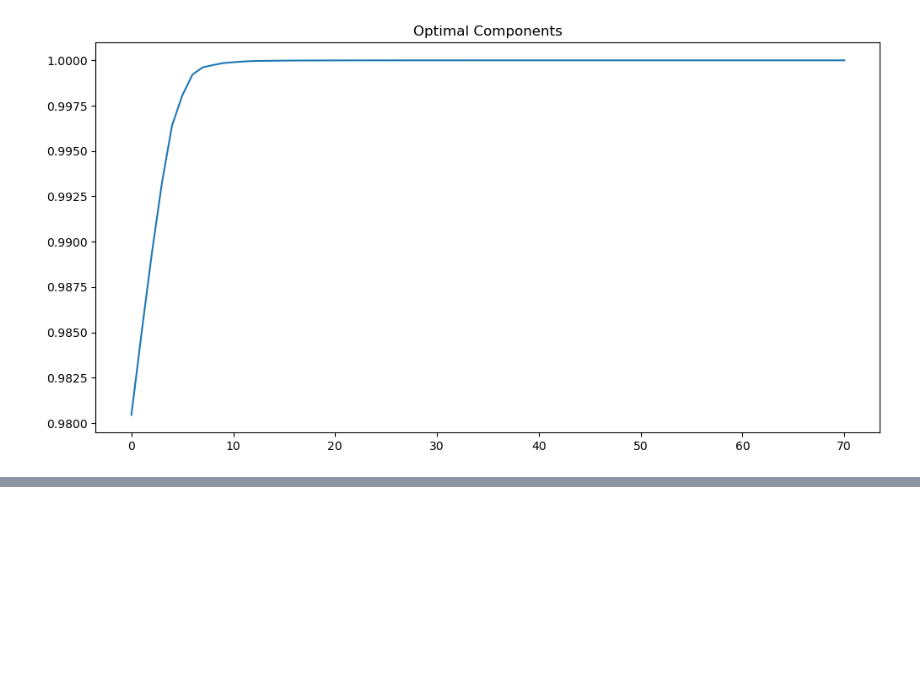
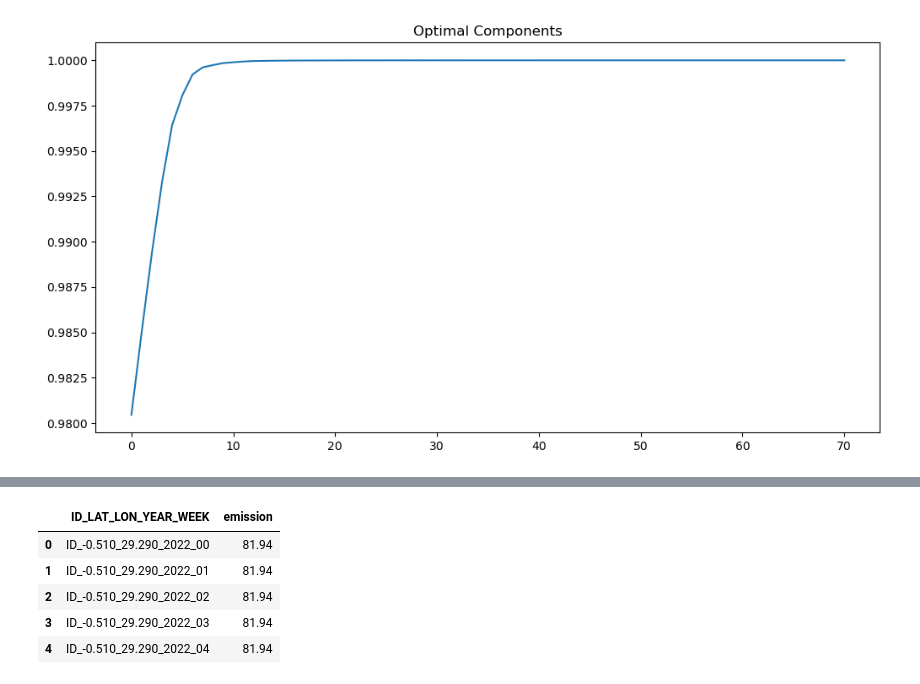
Before and after one commit to MoncefKa/kaggle-projects, a Jupyter notebook: s3-e3-co2-emission.ipynb, the cells around one changed output, grey strips where cells are left out. Drawn from its saved outputs; the diff is of its cells as text; code cells hidden in the pictures; blank space fills up the shorter version.

```diff
--- a/s3-e3-co2-emission.ipynb
+++ b/s3-e3-co2-emission.ipynb
@@ -321,0 +380,10 @@ Sqaured Error Of The 3 Iteration Is 22.75365504962639
+# %%
+submission_df=pd.read_csv("../input/playground-series-s3e20/sample_submission.csv")
+submission_df.head()
+# %% [output]
+|  | ID_LAT_LON_YEAR_WEEK | emission |
+| 0 | ID_-0.510_29.290_2022_00 | 81.94 |
+| 1 | ID_-0.510_29.290_2022_01 | 81.94 |
+| 2 | ID_-0.510_29.290_2022_02 | 81.94 |
+| 3 | ID_-0.510_29.290_2022_03 | 81.94 |
+| 4 | ID_-0.510_29.290_2022_04 | 81.94 |
```
Also changed, not shown: parts of 17 cells of this notebook.
